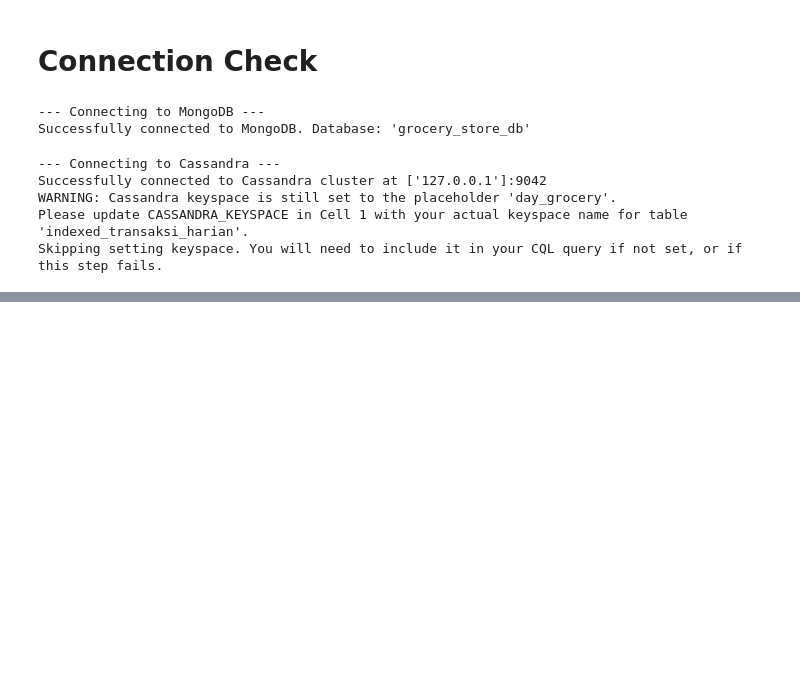
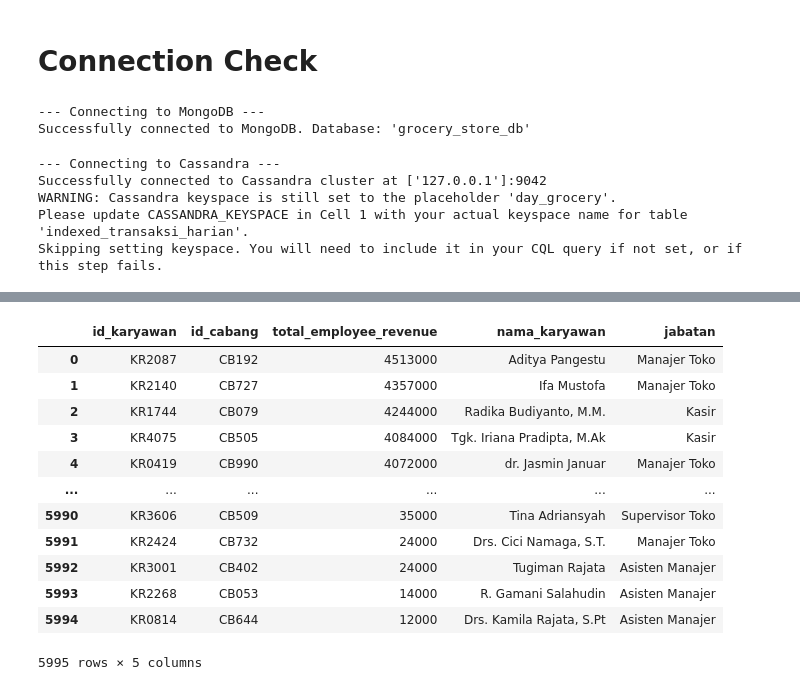
Before and after one commit to yaffawijaya/grocery-monandra, a Jupyter notebook: notebooks/03-aggregation.ipynb, the cells around one changed output, grey strips where cells are left out. Cells and saved outputs as stored; diff of their text form; code cells hidden in the pictures; blank space fills up the shorter version.

```diff
--- a/notebooks/03-aggregation.ipynb
+++ b/notebooks/03-aggregation.ipynb
@@ -84,0 +324,33 @@ Skipping setting keyspace. You will need to include it in your CQL query if not
+# %%
+# merge with df_karyawan to get employee details and branch details
+employee_details = pd.merge(
+    employee_sales_on_branch_sorted,
+    df_karyawan[['id_karyawan', 'nama_karyawan', 'jabatan']],
+    on='id_karyawan',
+    how='left'
+)
+
+final_details = pd.merge(
+    employee_details,
+    df_cabang[['id_cabang', 'nama_cabang', 'lokasi']],
+    on='id_cabang',
+    how='left'
+)
+employee_sales_details = final_details
+employee_sales_details
+
+employee_details
+# %% [output]
+|  | id_karyawan | id_cabang | total_employee_revenue | nama_karyawan | jabatan |
+| 0 | KR2087 | CB192 | 4513000 | Aditya Pangestu | Manajer Toko |
+| 1 | KR2140 | CB727 | 4357000 | Ifa Mustofa | Manajer Toko |
+| 2 | KR1744 | CB079 | 4244000 | Radika Budiyanto, M.M. | Kasir |
+| 3 | KR4075 | CB505 | 4084000 | Tgk. Iriana Pradipta, M.Ak | Kasir |
+| 4 | KR0419 | CB990 | 4072000 | dr. Jasmin Januar | Manajer Toko |
+| ... | ... | ... | ... | ... | ... |
+| 5990 | KR3606 | CB509 | 35000 | Tina Adriansyah | Supervisor Toko |
+| 5991 | KR2424 | CB732 | 24000 | Drs. Cici Namaga, S.T. | Manajer Toko |
+| 5992 | KR3001 | CB402 | 24000 | Tugiman Rajata | Asisten Manajer |
+| 5993 | KR2268 | CB053 | 14000 | R. Gamani Salahudin | Asisten Manajer |
+| 5994 | KR0814 | CB644 | 12000 | Drs. Kamila Rajata, S.Pt | Asisten Manajer |
+5995 rows × 5 columns
```
Also changed, not shown: parts of 32 cells of this notebook.
